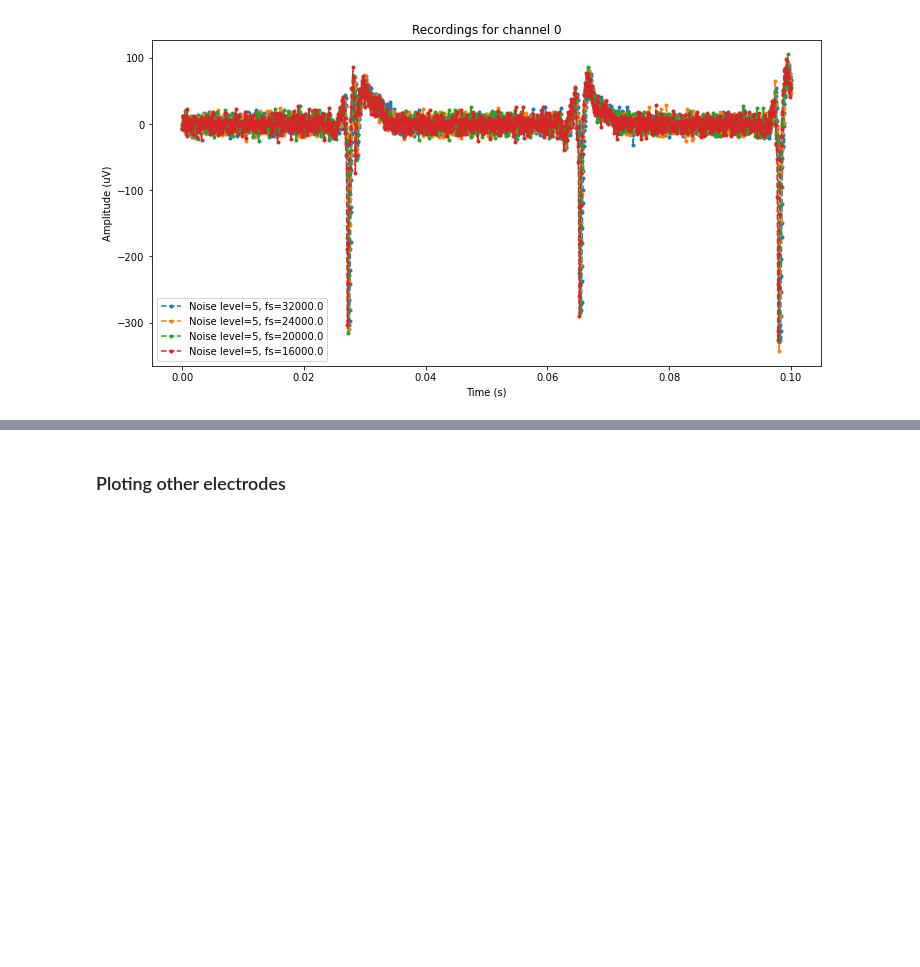
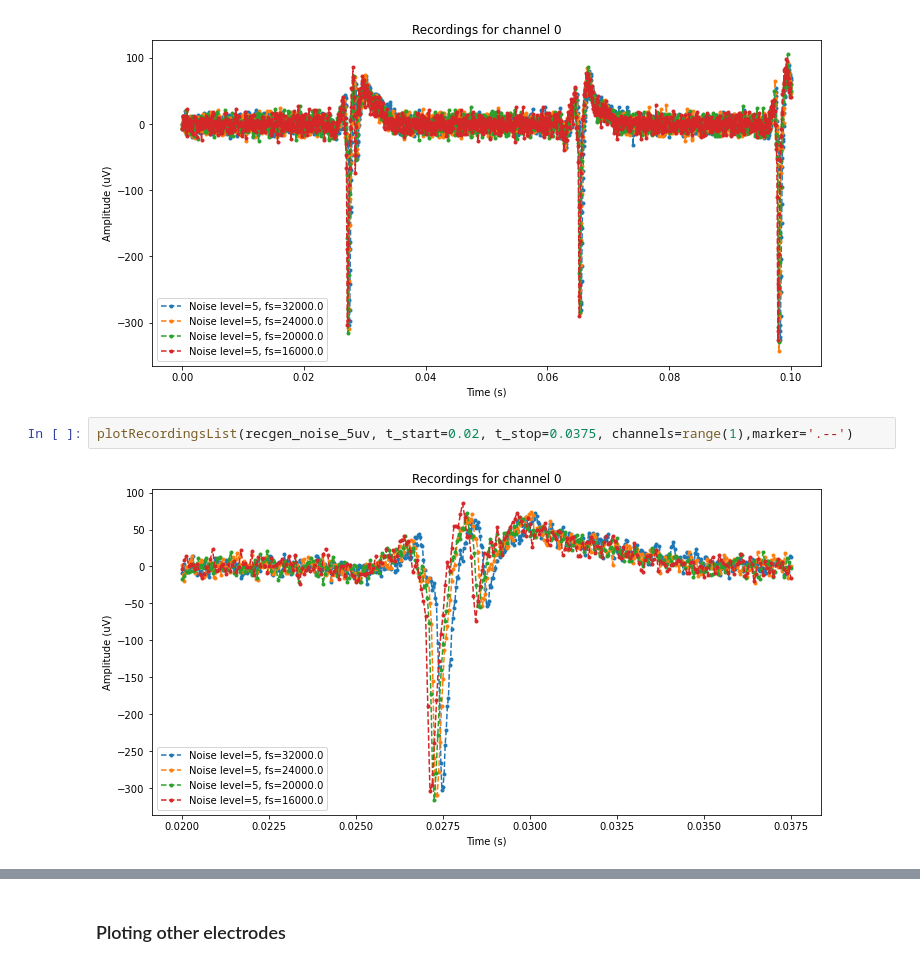
Before and after one commit to LuighiV/eapprocessor, a Jupyter notebook: notebooks/1_Recordings_generation.ipynb, the cells around one changed output, grey strips where cells are left out. Saved outputs shown, nothing was run; the diff lists cells and outputs as text; blank space fills up the shorter version.

```diff
--- a/notebooks/1_Recordings_generation.ipynb
+++ b/notebooks/1_Recordings_generation.ipynb
@@ -357,3 +357,7 @@ recgen_noise_5uv = [ recgen_fs[0] for recgen_fs in all_recgen_list]
 plotRecordingsList(recgen_noise_5uv, t_stop=0.1, channels=range(1),marker='.--')
 # %% [output]
 [figure]
+# %%
+plotRecordingsList(recgen_noise_5uv, t_start=0.02, t_stop=0.0375, channels=range(1),marker='.--')
+# %% [output]
+[figure, added]
```
Also changed, not shown: parts of 5 cells of this notebook, 1 other file.
